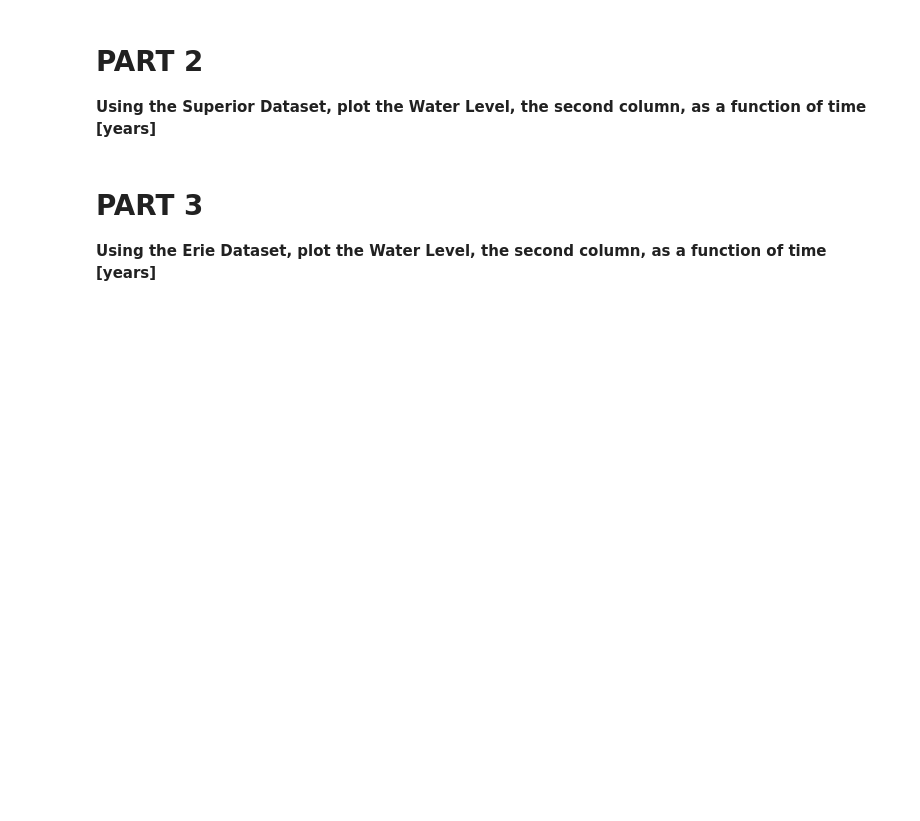
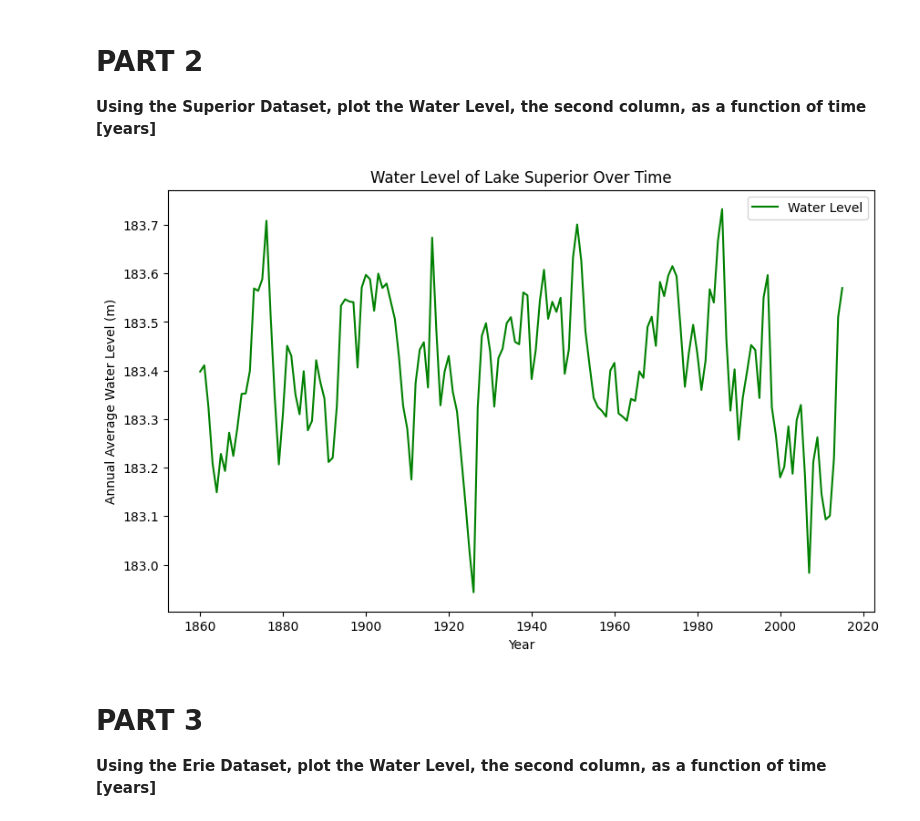
Before and after one commit to Joseph-M-Cook/CMSE202_Git_Started, a Jupyter notebook: Great_Lakes_and_Grand_River.ipynb, the cells around one changed output. Drawn from its saved outputs; the diff is of its cells as text; code cells hidden in the pictures; blank space fills up the shorter version.

```diff
--- a/Great_Lakes_and_Grand_River.ipynb
+++ b/Great_Lakes_and_Grand_River.ipynb
@@ -54,3 +52,20 @@ plt.show()
+# %%
+sup_data = pd.read_csv('data/sup.csv')
+
+years_sup = sup_data['Lake Superior annual averages']
+water_levels_sup = sup_data['AnnAvg']
+
+plt.figure(figsize=(10, 6))
+plt.plot(years_sup, water_levels_sup, label="Water Level", color="green")
+
+plt.title("Water Level of Lake Superior Over Time")
+plt.xlabel("Year")
+plt.ylabel("Annual Average Water Level (m)")
+plt.legend()
+
+plt.show()
+# %% [output]
+[figure, added]
 # %% [markdown]
 # PART 3
 
```
Also changed, not shown: parts of 1 cell of this notebook.
